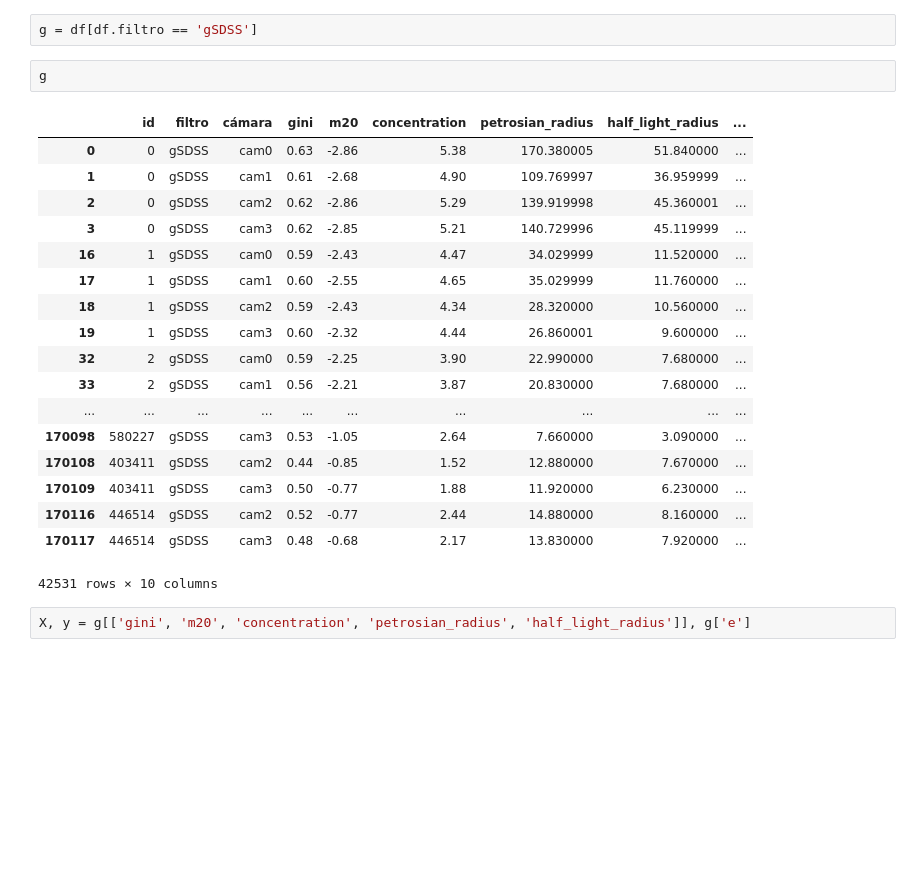
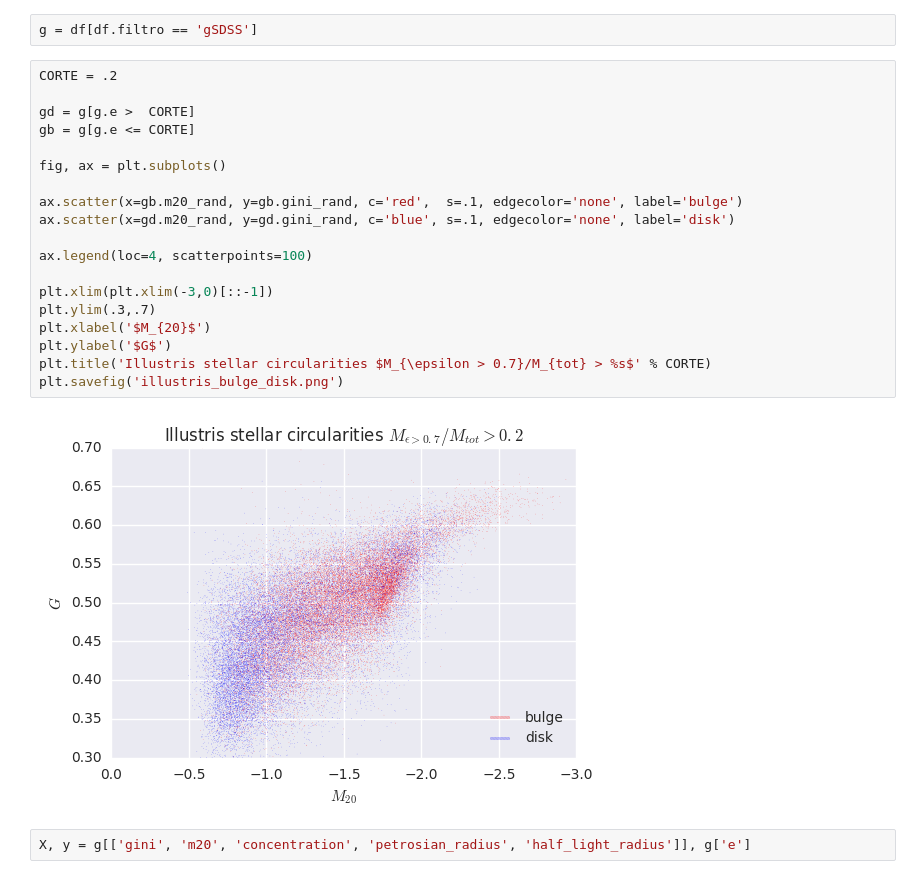
Before and after one commit to matiasbattocchia/ex_tesis, a Jupyter notebook: código/Morfologías.ipynb, the cells around one changed output. Cells and saved outputs as stored; diff of their text form; blank space fills up the shorter version.

```diff
--- a/código/Morfologías.ipynb
+++ b/código/Morfologías.ipynb
@@ -388,27 +377,27 @@ df = pd.merge(il, c, how='inner', on='id')
 #df.set_index('id', inplace=True)
 # %%
 g = df[df.filtro == 'gSDSS']
-# %%
-g
-# %% [output]
-|  | id | filtro | cámara | gini | m20 | concentration | petrosian_radius | half_light_radius | ... |
-| 0 | 0 | gSDSS | cam0 | 0.63 | -2.86 | 5.38 | 170.380005 | 51.840000 | ... |
-| 1 | 0 | gSDSS | cam1 | 0.61 | -2.68 | 4.90 | 109.769997 | 36.959999 | ... |
-| 2 | 0 | gSDSS | cam2 | 0.62 | -2.86 | 5.29 | 139.919998 | 45.360001 | ... |
-| 3 | 0 | gSDSS | cam3 | 0.62 | -2.85 | 5.21 | 140.729996 | 45.119999 | ... |
-| 16 | 1 | gSDSS | cam0 | 0.59 | -2.43 | 4.47 | 34.029999 | 11.520000 | ... |
-| 17 | 1 | gSDSS | cam1 | 0.60 | -2.55 | 4.65 | 35.029999 | 11.760000 | ... |
-| 18 | 1 | gSDSS | cam2 | 0.59 | -2.43 | 4.34 | 28.320000 | 10.560000 | ... |
-| 19 | 1 | gSDSS | cam3 | 0.60 | -2.32 | 4.44 | 26.860001 | 9.600000 | ... |
-| 32 | 2 | gSDSS | cam0 | 0.59 | -2.25 | 3.90 | 22.990000 | 7.680000 | ... |
-| 33 | 2 | gSDSS | cam1 | 0.56 | -2.21 | 3.87 | 20.830000 | 7.680000 | ... |
-| ... | ... | ... | ... | ... | ... | ... | ... | ... | ... |
-| 170098 | 580227 | gSDSS | cam3 | 0.53 | -1.05 | 2.64 | 7.660000 | 3.090000 | ... |
-| 170108 | 403411 | gSDSS | cam2 | 0.44 | -0.85 | 1.52 | 12.880000 | 7.670000 | ... |
-| 170109 | 403411 | gSDSS | cam3 | 0.50 | -0.77 | 1.88 | 11.920000 | 6.230000 | ... |
-| 170116 | 446514 | gSDSS | cam2 | 0.52 | -0.77 | 2.44 | 14.880000 | 8.160000 | ... |
-| 170117 | 446514 | gSDSS | cam3 | 0.48 | -0.68 | 2.17 | 13.830000 | 7.920000 | ... |
-42531 rows × 10 columns
+# %%
+CORTE = .2
+
+gd = g[g.e >  CORTE]
+gb = g[g.e <= CORTE]
+
+fig, ax = plt.subplots()
+
+ax.scatter(x=gb.m20_rand, y=gb.gini_rand, c='red',  s=.1, edgecolor='none', label='bulge')
+ax.scatter(x=gd.m20_rand, y=gd.gini_rand, c='blue', s=.1, edgecolor='none', label='disk')
+
+ax.legend(loc=4, scatterpoints=100)
+
+plt.xlim(plt.xlim(-3,0)[::-1])
+plt.ylim(.3,.7)
+plt.xlabel('$M_{20}$')
+plt.ylabel('$G$')
+plt.title('Illustris stellar circularities $M_{\epsilon > 0.7}/M_{tot} > %s$' % CORTE)
+plt.savefig('illustris_bulge_disk.png')
+# %% [output]
+[figure, added]
 # %%
 X, y = g[['gini', 'm20', 'concentration', 'petrosian_radius', 'half_light_radius']], g['e']
 # %%
```
Also changed, not shown: parts of 34 cells of this notebook, 10 other files.
